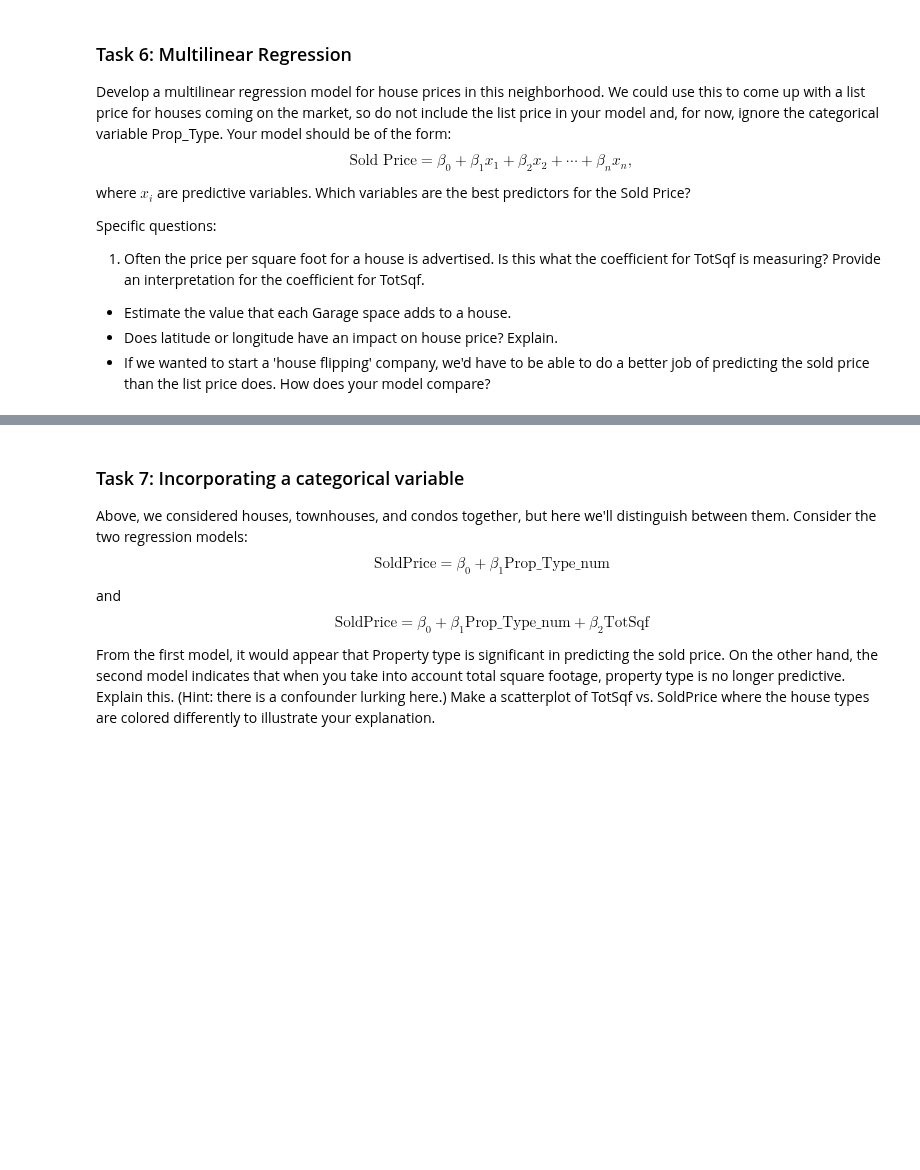
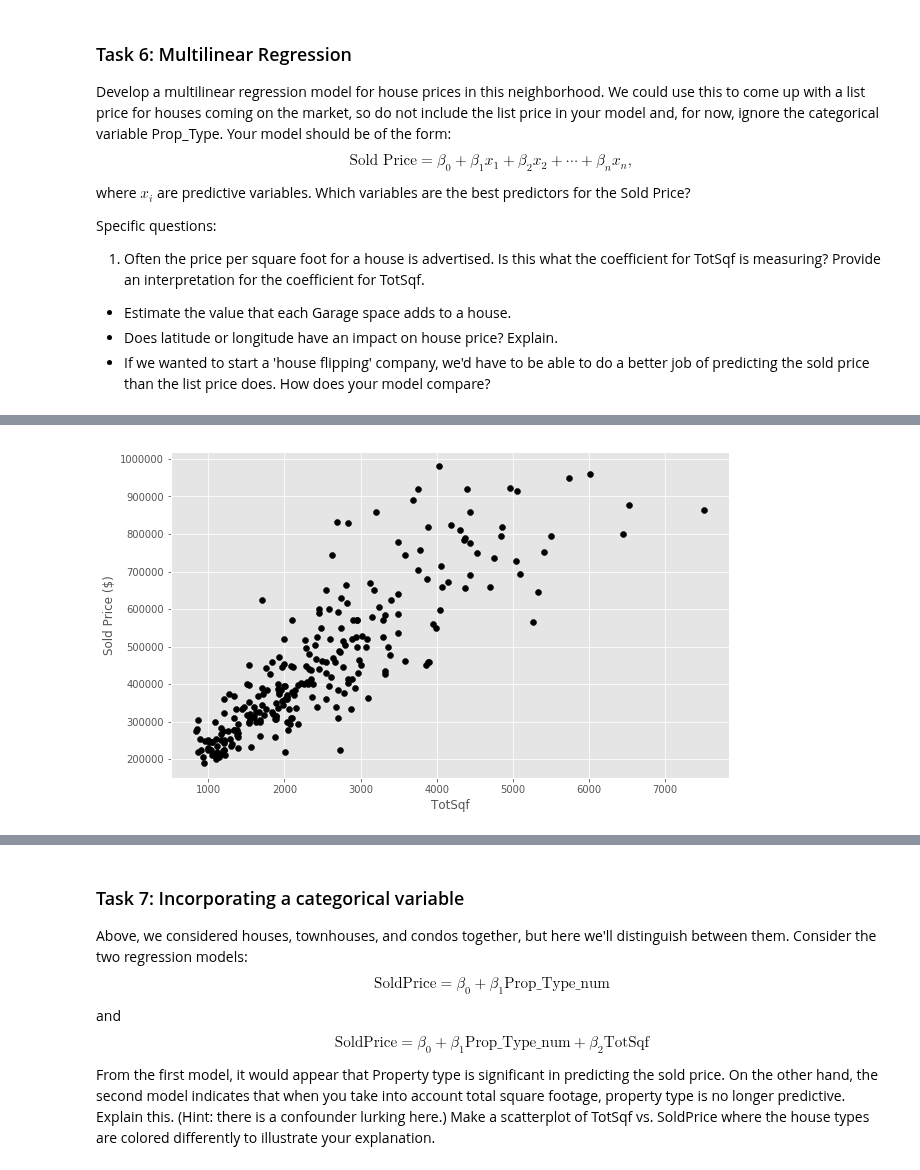
Before and after one commit to brookeslawski/datascience-homeworks-local, a Jupyter notebook: HW5/2018-HW5.ipynb, the cells around one changed output, grey strips where cells are left out. Saved outputs shown, nothing was run; the diff lists cells and outputs as text; code cells hidden in the pictures; blank space fills up the shorter version.

```diff
--- a/HW5/2018-HW5.ipynb
+++ b/HW5/2018-HW5.ipynb
@@ -379,0 +371,10 @@ OLS Regression Results
+# %%
+# plot for my own reference
+plt.scatter(x=hdf['TotSqf'],y=hdf['SoldPrice'],c='k')
+#plt.plot(hdf['TotSqf'],sp_all_ols.predict(),'k',color='blue',linewidth=3)
+
+plt.xlabel( 'TotSqf')
+plt.ylabel('Sold Price ($)')
+plt.show()
+# %% [output]
+[figure, added]
```
Also changed, not shown: parts of 19 cells of this notebook, 1 other file.
